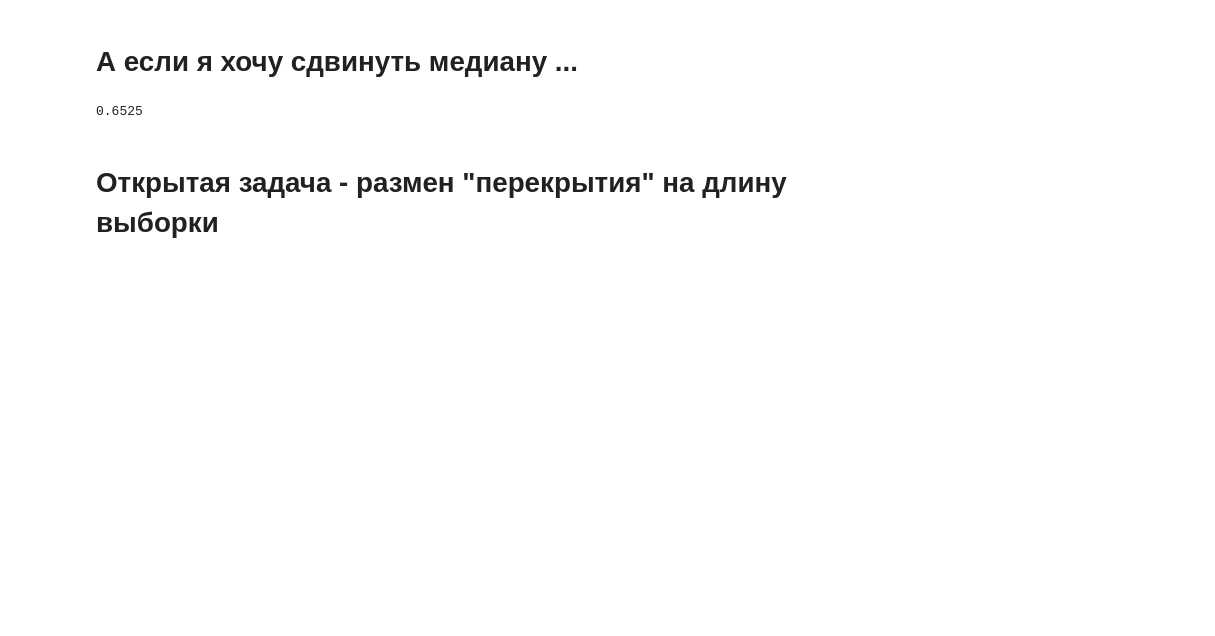
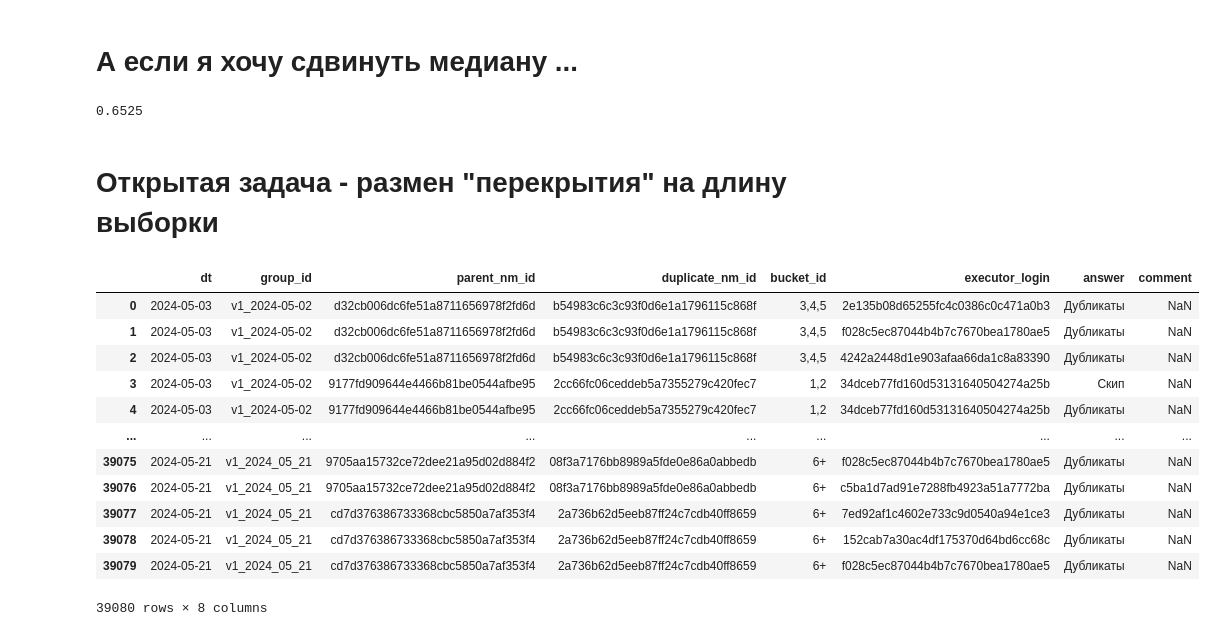
Before and after one commit to pileyan/applied_statistics_2024, a Jupyter notebook: lect08/Как выбирать размер выборки.ipynb, the cells around one changed output. Saved outputs shown, nothing was run; the diff lists cells and outputs as text; code cells hidden in the pictures; blank space fills up the shorter version.

```diff
--- a/lect08/Как выбирать размер выборки.ipynb
+++ b/lect08/Как выбирать размер выборки.ipynb
@@ -399,0 +414,16 @@ np.sum(mannwhitney_median_buckets(clicks_A/group_A_views,clicks_B/group_B_views)
+# %%
+df
+# %% [output]
+|  | dt | group_id | parent_nm_id | duplicate_nm_id | bucket_id | executor_login | answer | comment |
+| 0 | 2024-05-03 | v1_2024-05-02 | d32cb006dc6fe51a8711656978f2fd6d | b54983c6c3c93f0d6e1a1796115c868f | 3,4,5 | 2e135b08d65255fc4c0386c0c471a0b3 | Дубликаты | NaN |
+| 1 | 2024-05-03 | v1_2024-05-02 | d32cb006dc6fe51a8711656978f2fd6d | b54983c6c3c93f0d6e1a1796115c868f | 3,4,5 | f028c5ec87044b4b7c7670bea1780ae5 | Дубликаты | NaN |
+| 2 | 2024-05-03 | v1_2024-05-02 | d32cb006dc6fe51a8711656978f2fd6d | b54983c6c3c93f0d6e1a1796115c868f | 3,4,5 | 4242a2448d1e903afaa66da1c8a83390 | Дубликаты | NaN |
+| 3 | 2024-05-03 | v1_2024-05-02 | 9177fd909644e4466b81be0544afbe95 | 2cc66fc06ceddeb5a7355279c420fec7 | 1,2 | 34dceb77fd160d53131640504274a25b | Скип | NaN |
+| 4 | 2024-05-03 | v1_2024-05-02 | 9177fd909644e4466b81be0544afbe95 | 2cc66fc06ceddeb5a7355279c420fec7 | 1,2 | 34dceb77fd160d53131640504274a25b | Дубликаты | NaN |
+| ... | ... | ... | ... | ... | ... | ... | ... | ... |
+| 39075 | 2024-05-21 | v1_2024_05_21 | 9705aa15732ce72dee21a95d02d884f2 | 08f3a7176bb8989a5fde0e86a0abbedb | 6+ | f028c5ec87044b4b7c7670bea1780ae5 | Дубликаты | NaN |
+| 39076 | 2024-05-21 | v1_2024_05_21 | 9705aa15732ce72dee21a95d02d884f2 | 08f3a7176bb8989a5fde0e86a0abbedb | 6+ | c5ba1d7ad91e7288fb4923a51a7772ba | Дубликаты | NaN |
+| 39077 | 2024-05-21 | v1_2024_05_21 | cd7d376386733368cbc5850a7af353f4 | 2a736b62d5eeb87ff24c7cdb40ff8659 | 6+ | 7ed92af1c4602e733c9d0540a94e1ce3 | Дубликаты | NaN |
+| 39078 | 2024-05-21 | v1_2024_05_21 | cd7d376386733368cbc5850a7af353f4 | 2a736b62d5eeb87ff24c7cdb40ff8659 | 6+ | 152cab7a30ac4df175370d64bd6cc68c | Дубликаты | NaN |
+| 39079 | 2024-05-21 | v1_2024_05_21 | cd7d376386733368cbc5850a7af353f4 | 2a736b62d5eeb87ff24c7cdb40ff8659 | 6+ | f028c5ec87044b4b7c7670bea1780ae5 | Дубликаты | NaN |
+39080 rows × 8 columns
```
Also changed, not shown: parts of 26 cells of this notebook, 2 other files.
